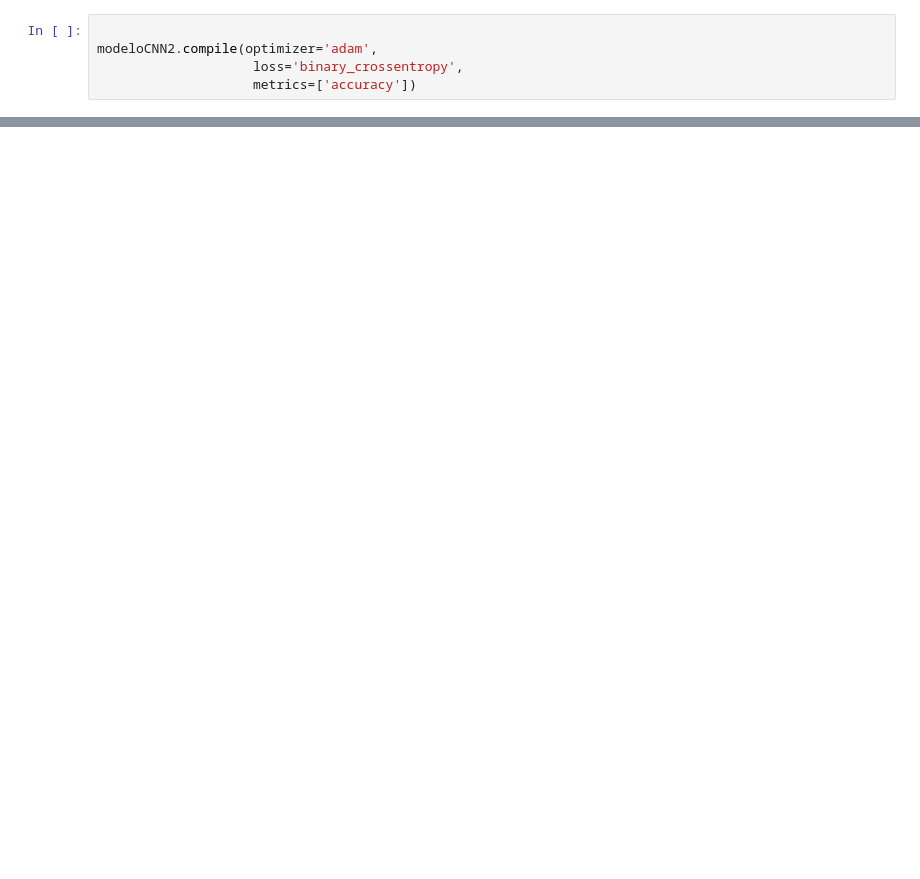
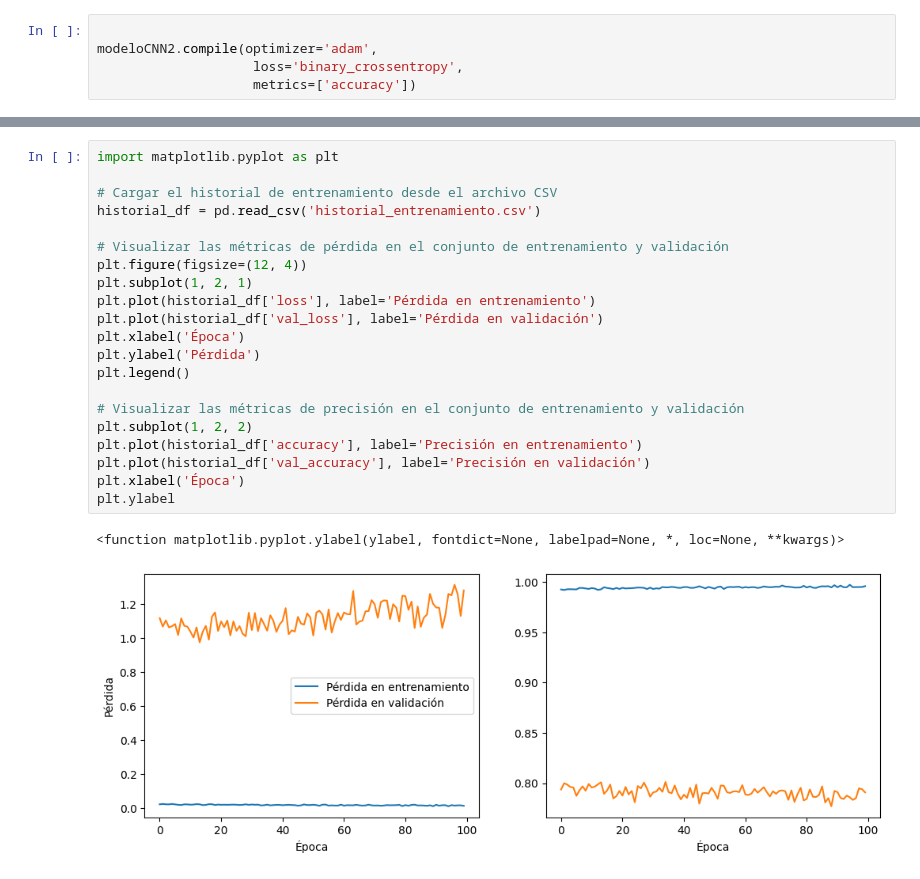
Before and after one commit to AldousSama/Tarea1, a Jupyter notebook: Clasificador_de_perros.ipynb, the cells around one changed output, grey strips where cells are left out. Saved outputs shown, nothing was run; the diff lists cells and outputs as text; blank space fills up the shorter version.

```diff
--- a/Clasificador_de_perros.ipynb
+++ b/Clasificador_de_perros.ipynb
@@ -115,0 +136,24 @@ Precisión en el conjunto de entrenamiento: 0.9759693741798401
+# %%
+import matplotlib.pyplot as plt
+
+# Cargar el historial de entrenamiento desde el archivo CSV
+historial_df = pd.read_csv('historial_entrenamiento.csv')
+
+# Visualizar las métricas de pérdida en el conjunto de entrenamiento y validación
+plt.figure(figsize=(12, 4))
+plt.subplot(1, 2, 1)
+plt.plot(historial_df['loss'], label='Pérdida en entrenamiento')
+plt.plot(historial_df['val_loss'], label='Pérdida en validación')
+plt.xlabel('Época')
+plt.ylabel('Pérdida')
+plt.legend()
+
+# Visualizar las métricas de precisión en el conjunto de entrenamiento y validación
+plt.subplot(1, 2, 2)
+plt.plot(historial_df['accuracy'], label='Precisión en entrenamiento')
+plt.plot(historial_df['val_accuracy'], label='Precisión en validación')
+plt.xlabel('Época')
+plt.ylabel
+# %% [output]
+<function matplotlib.pyplot.ylabel(ylabel, fontdict=None, labelpad=None, *, loc=None, **kwargs)>
+[figure, added]
```
Also changed, not shown: parts of 2 cells of this notebook.
